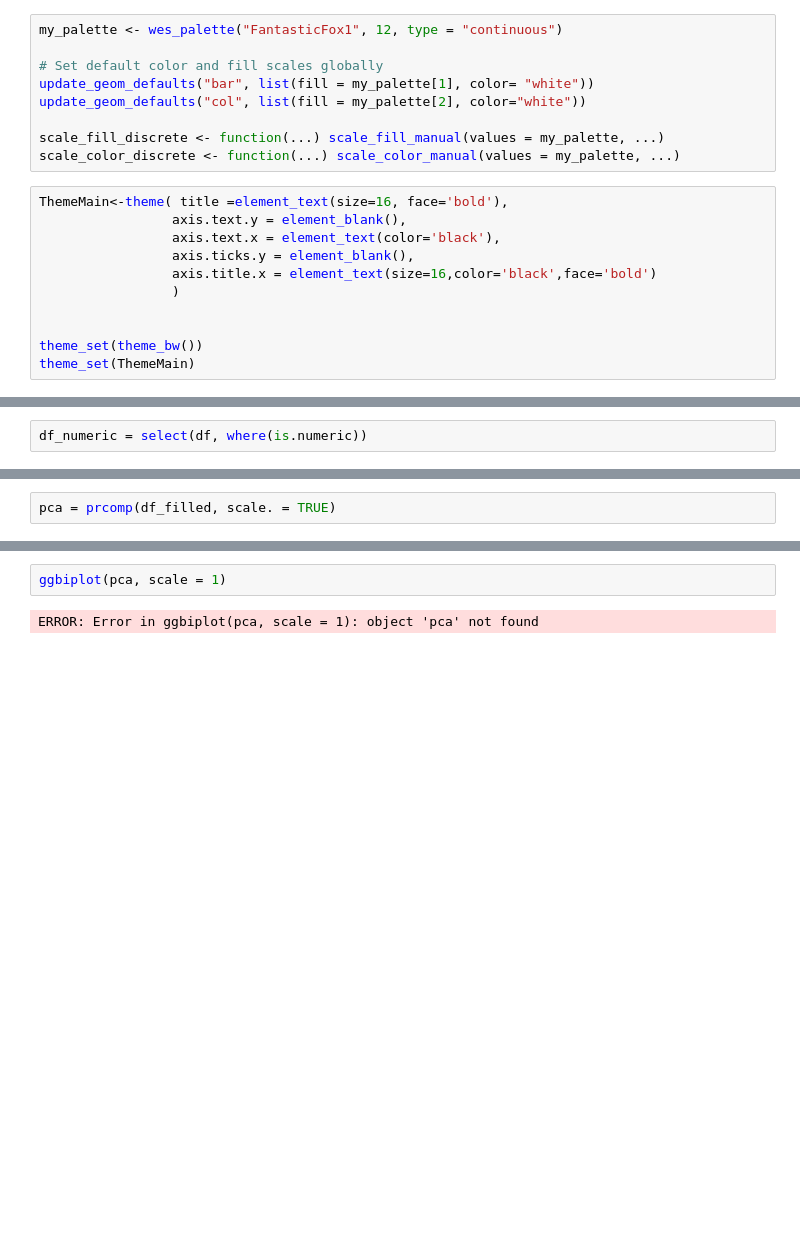
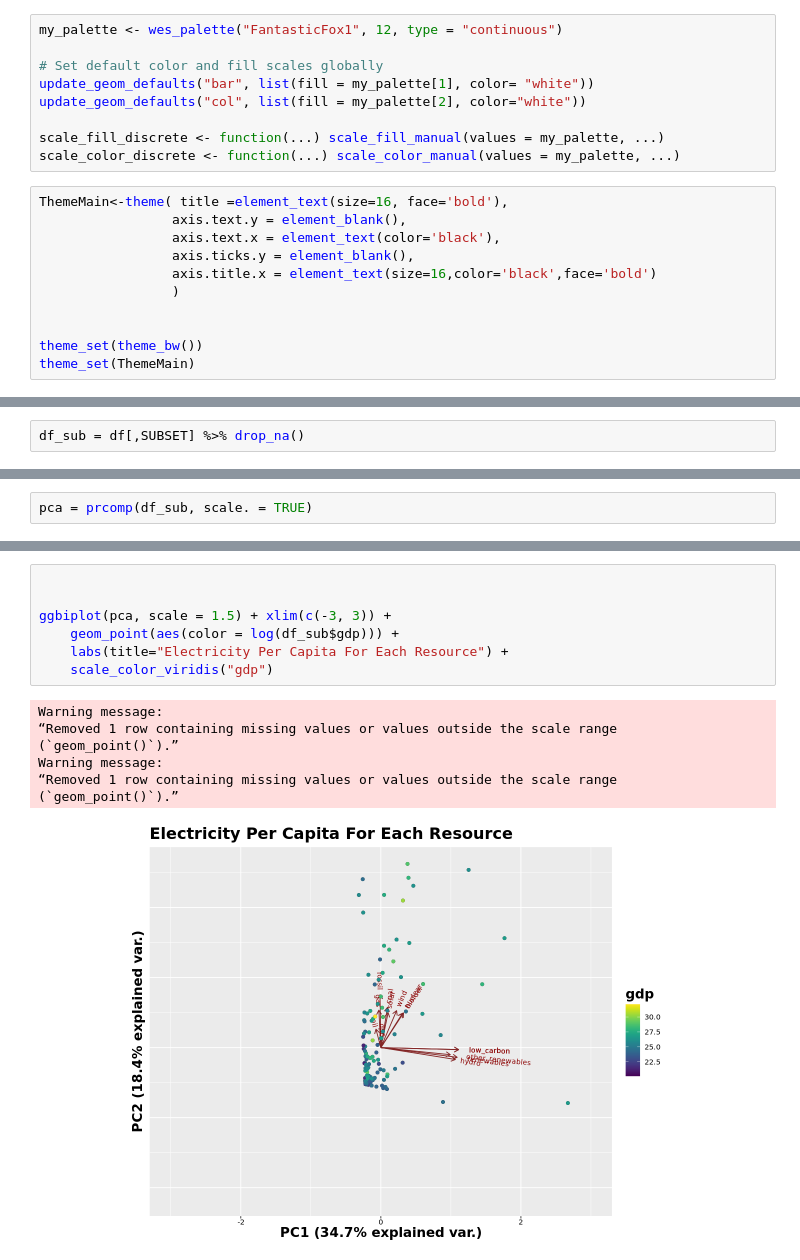
Before and after one commit to jackyeung99/class_exploratory-data-analysis, a Jupyter notebook: In_class/in_class5.ipynb, the cells around one changed output, grey strips where cells are left out. Saved outputs shown, nothing was run; the diff lists cells and outputs as text; blank space fills up the shorter version.

```diff
--- a/In_class/in_class5.ipynb
+++ b/In_class/in_class5.ipynb
@@ -108,2 +51,2 @@ A tibble: 6 × 35
 # %%
-df_numeric = select(df, where(is.numeric))
+df_sub = df[,SUBSET] %>% drop_na()
@@ -132,2 +57,2 @@ A data.frame: 21812 × 127
 # %%
-pca = prcomp(df_filled, scale. = TRUE)
+pca = prcomp(df_sub, scale. = TRUE)
@@ -136,4 +71,15 @@ ERROR: Error in svd(x, nu = 0, nv = k): infinite or missing values in 'x'
 # %%
-ggbiplot(pca, scale = 1)
+
+
+ggbiplot(pca, scale = 1.5) + xlim(c(-3, 3)) +
+    geom_point(aes(color = log(df_sub$gdp))) +
+    labs(title="Electricity Per Capita For Each Resource") +
+    scale_color_viridis("gdp")
 # %% [output]
-ERROR: Error in ggbiplot(pca, scale = 1): object 'pca' not found
+Warning message:
+“Removed 1 row containing missing values or values outside the scale range
+(`geom_point()`).”
+Warning message:
+“Removed 1 row containing missing values or values outside the scale range
+(`geom_point()`).”
+[figure, added]
```
Also changed, not shown: parts of 13 cells of this notebook.
